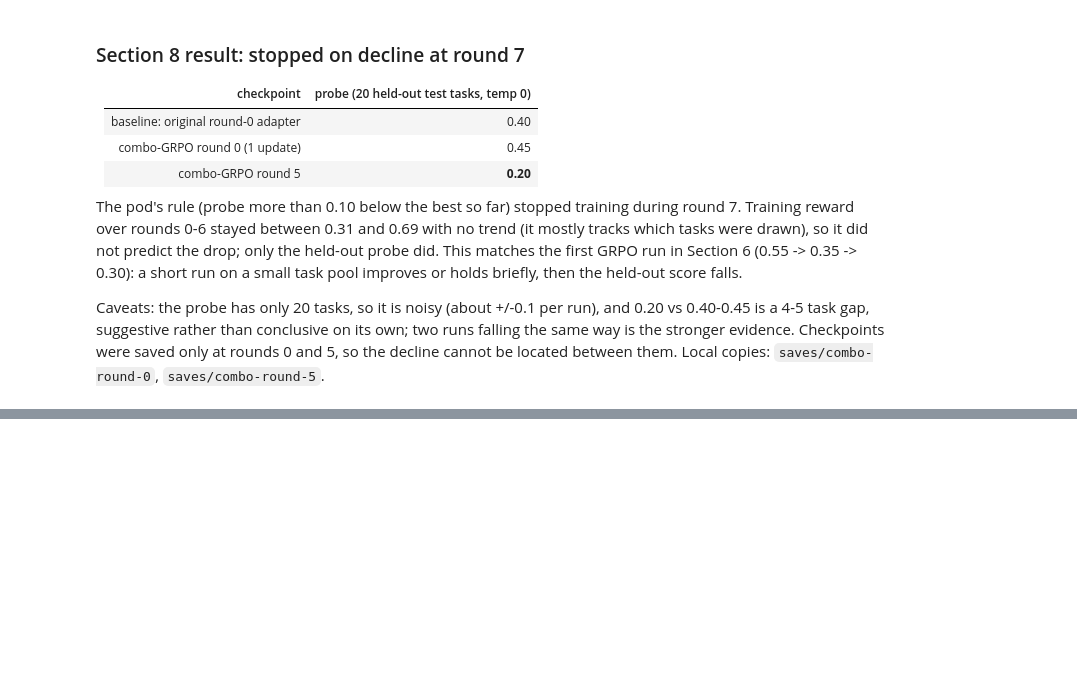
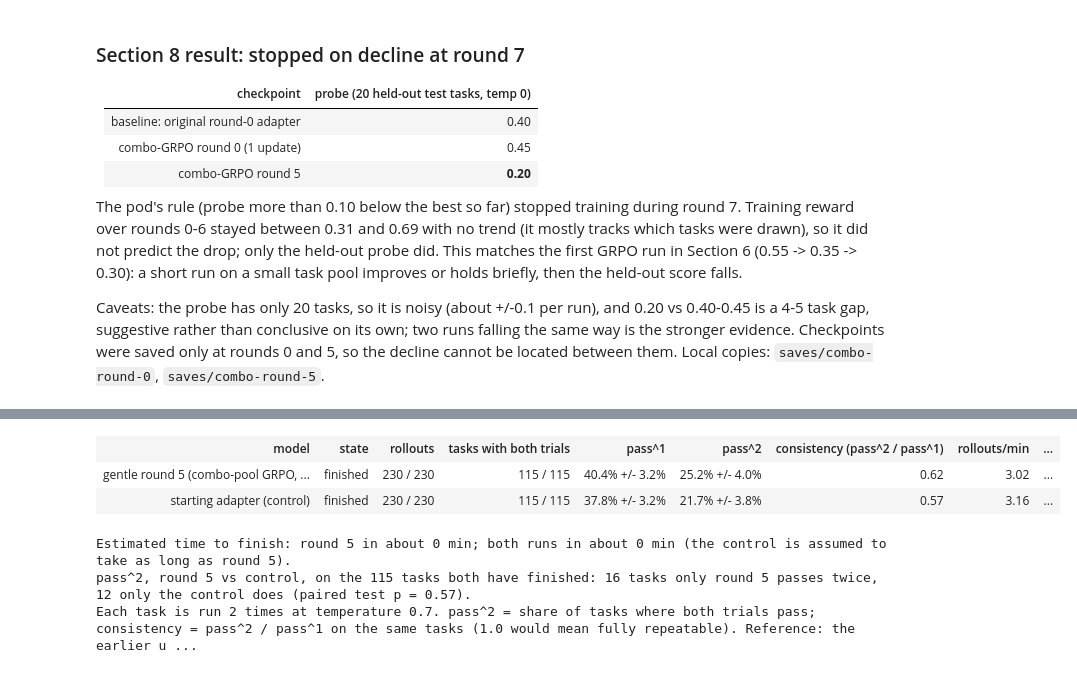
Before and after one commit to teacher57/qwen3-14b-tau-train, a Jupyter notebook: notebooks/qwen3_14b_training_and_rollouts.ipynb, the cells around one changed output, grey strips where cells are left out. Drawn from its saved outputs; the diff is of its cells as text; code cells hidden in the pictures; blank space fills up the shorter version.

```diff
--- a/notebooks/qwen3_14b_training_and_rollouts.ipynb
+++ b/notebooks/qwen3_14b_training_and_rollouts.ipynb
@@ -608,0 +816,72 @@ saved only at rounds 0 and 5, so the decline cannot be located between them. Loc
+# %%
+import datetime, html, json, time
+from IPython.display import HTML, clear_output, display
+
+RUN = "full_run_results/passk_run.json"
+LIVE = False  # True: keep redrawing this cell every 30 s until both runs are done (interrupt to stop)
+
+
+def fmt_min(x):
+    if x is None:
+        return "estimating..."
+    h, m = divmod(int(round(x)), 60)
+    return f"{h} h {m:02d} min" if h else f"{m} min"
+
+
+def pct(x, se=None):
+    if x is None:
+        return "-"
+    return f"{x:.1%}" + (f" +/- {se:.1%}" if se is not None else "")
+
+
+def render_html(run):
+    td = "border:1px solid #8886;padding:3px 10px;text-align:left"
+    def table(head, body):
+        h = "".join(f"<th style='{td}'>{c}</th>" for c in head)
+        b = "".join("<tr>" + "".join(f"<td style='{td}'>{c}</td>" for c in row) + "</tr>" for row in body)
+        return f"<table style='border-collapse:collapse;margin:6px 0 14px'><tr>{h}</tr>{b}</table>"
+    rows = []
+    for m in run["models"]:
+        state = "finished" if m["finished"] else ("running" if m["running"] else "waiting")
+        rows.append([html.escape(m["label"]), state, f"{m['done']} / {run['total_rollouts']}",
+                     f"{m['tasks_both_done']} / {run['n_tasks']}", pct(m["pass1"], m["pass1_se"]),
+                     pct(m["pass2"], m["pass2_se"]),
+                     f"{m['consistency']:.2f}" if m["consistency"] is not None else "-",
+                     f"{m['rollouts_per_min']:.2f}" if m.get("rollouts_per_min") else "-",
+                     "done" if m["finished"] else fmt_min(m.get("eta_min")), m["errors"]])
+    out = [f"<h4>pass^2 test: live status (data written {html.escape(run['last_update'])} = {html.escape(run['last_update_utc'])})</h4>"]
+    out.append(table(["model", "state", "rollouts", "tasks with both trials", "pass^1", "pass^2", "consistency (pass^2 / pass^1)",
+                      "rollouts/min", "time left", "errors"], rows))
+    eta = run["eta"]
+    if eta.get("both_min") is not None:
+        out.append(f"<p><b>Estimated time to finish:</b> round 5 in about {fmt_min(eta['gentle5_min'])}; "
+                   f"both runs in about {fmt_min(eta['both_min'])} (the control is assumed to take as long as round 5).</p>")
+    else:
+        lo, hi = eta["prior_per_model_min"]
+        out.append(f"<p><b>Estimated time to finish:</b> the pace is not measured yet (needs about 10 finished rollouts); "
+                   f"expect {lo}-{hi} min per model, so {lo * 2}-{hi * 2} min for both. Early finishers are the quick tasks, "
+                   f"so the first estimates run optimistic.</p>")
+    c = run.get("comparison")
+    if c:
+        out.append(f"<p><b>pass^2, round 5 vs control, on the {c['n_common']} tasks both have finished:</b> "
+                   f"{c['gentle5_only']} tasks only round 5 passes twice, {c['baseline_only']} only the control does "
+                   f"(paired test p = {c['p_value']:.2f}).</p>")
+    out.append(f"<p style='opacity:.7'>Each task is run {run['trials']} times at temperature {run['temperature']}. pass^2 = share of tasks "
+               f"where both trials pass; consistency = pass^2 / pass^1 on the same tasks (1.0 would mean fully repeatable). "
+               f"Reference: the earlier un-tuned Qwen3-14B-AWQ full eval scored {run['reference_pass1_t0']:.1%} at temperature 0, one trial "
+               f"(different setup, a rough guide only).</p>")
+    return "".join(out)
+
+
+# --- run ---
+if LIVE:
+    while True:
+        run = json.load(open(RUN))
+        clear_output(wait=True)
+        display(HTML(render_html(run)))
+        if run["all_done"]:
+            break
+        time.sleep(30)
+else:
+    display(HTML(render_html(json.load(open(RUN)))))
+# %% [output]
@@ -608,0 +889,6 @@ saved only at rounds 0 and 5, so the decline cannot be located between them. Loc
+| model | state | rollouts | tasks with both trials | pass^1 | pass^2 | consistency (pass^2 / pass^1) | rollouts/min | ... |
+| gentle round 5 (combo-pool GRPO, ... | finished | 230 / 230 | 115 / 115 | 40.4% +/- 3.2% | 25.2% +/- 4.0% | 0.62 | 3.02 | ... |
+| starting adapter (control) | finished | 230 / 230 | 115 / 115 | 37.8% +/- 3.2% | 21.7% +/- 3.8% | 0.57 | 3.16 | ... |
+Estimated time to finish: round 5 in about 0 min; both runs in about 0 min (the control is assumed to take as long as round 5).
+pass^2, round 5 vs control, on the 115 tasks both have finished: 16 tasks only round 5 passes twice, 12 only the control does (paired test p = 0.57).
+Each task is run 2 times at temperature 0.7. pass^2 = share of tasks where both trials pass; consistency = pass^2 / pass^1 on the same tasks (1.0 would mean fully repeatable). Reference: the earlier u ...
```
Also changed, not shown: parts of 6 cells of this notebook, 15 other files.
